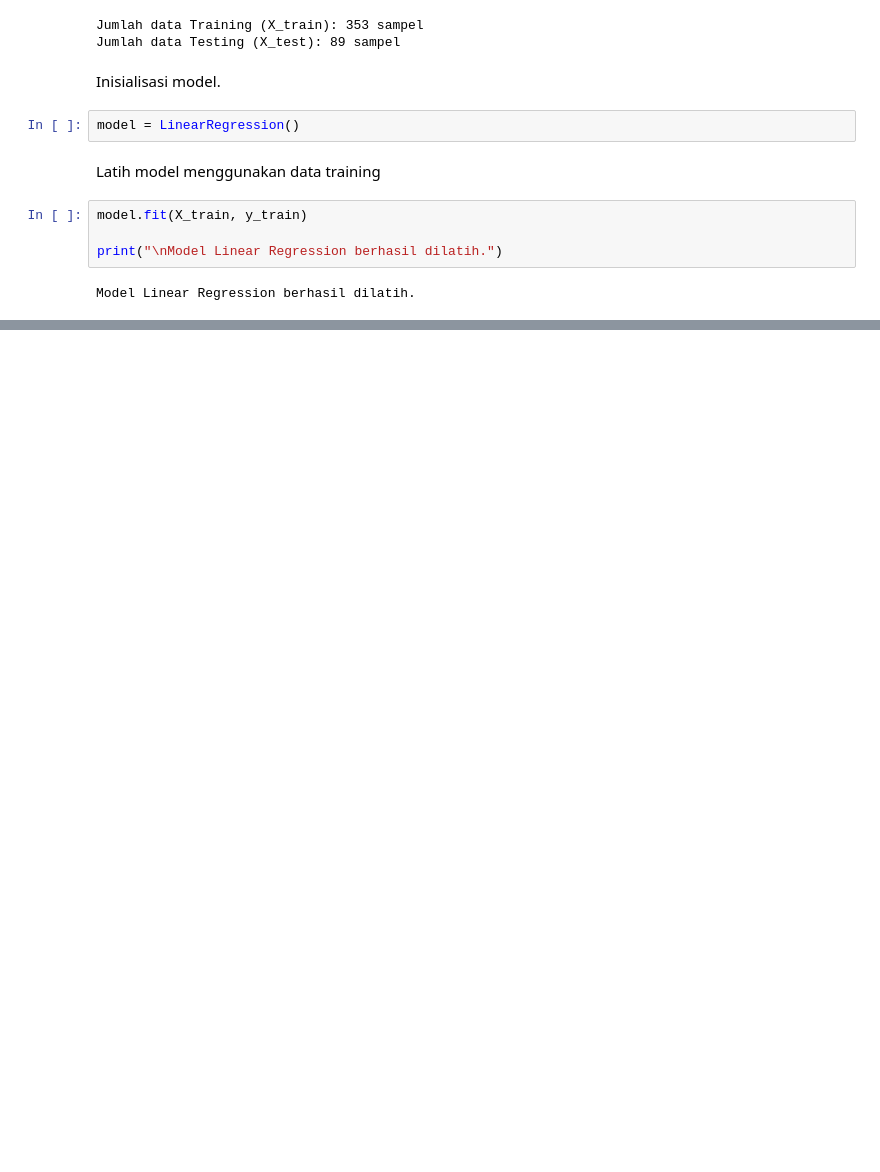
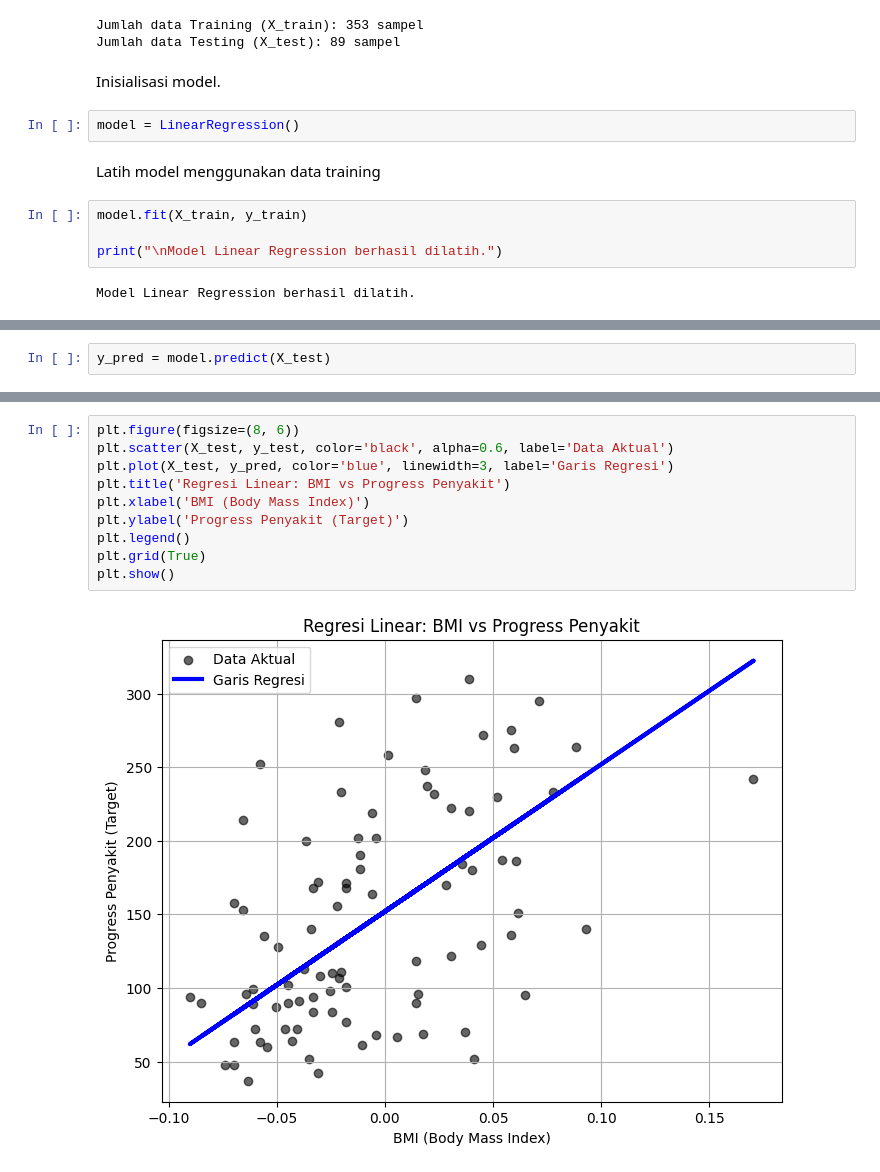
Before and after one commit to 24523160/RegresiLinearDataset, a Jupyter notebook: 24523160RegresiLinear.ipynb, the cells around one changed output, grey strips where cells are left out. Saved outputs shown, nothing was run; the diff lists cells and outputs as text; blank space fills up the shorter version.

```diff
--- a/24523160RegresiLinear.ipynb
+++ b/24523160RegresiLinear.ipynb
@@ -141,0 +150,2 @@ Model Linear Regression berhasil dilatih.
+# %%
+y_pred = model.predict(X_test)
@@ -141,0 +199,12 @@ Model Linear Regression berhasil dilatih.
+# %%
+plt.figure(figsize=(8, 6))
+plt.scatter(X_test, y_test, color='black', alpha=0.6, label='Data Aktual')
+plt.plot(X_test, y_pred, color='blue', linewidth=3, label='Garis Regresi')
+plt.title('Regresi Linear: BMI vs Progress Penyakit')
+plt.xlabel('BMI (Body Mass Index)')
+plt.ylabel('Progress Penyakit (Target)')
+plt.legend()
+plt.grid(True)
+plt.show()
+# %% [output]
+[figure, added]
```
Also changed, not shown: parts of 11 cells of this notebook.
